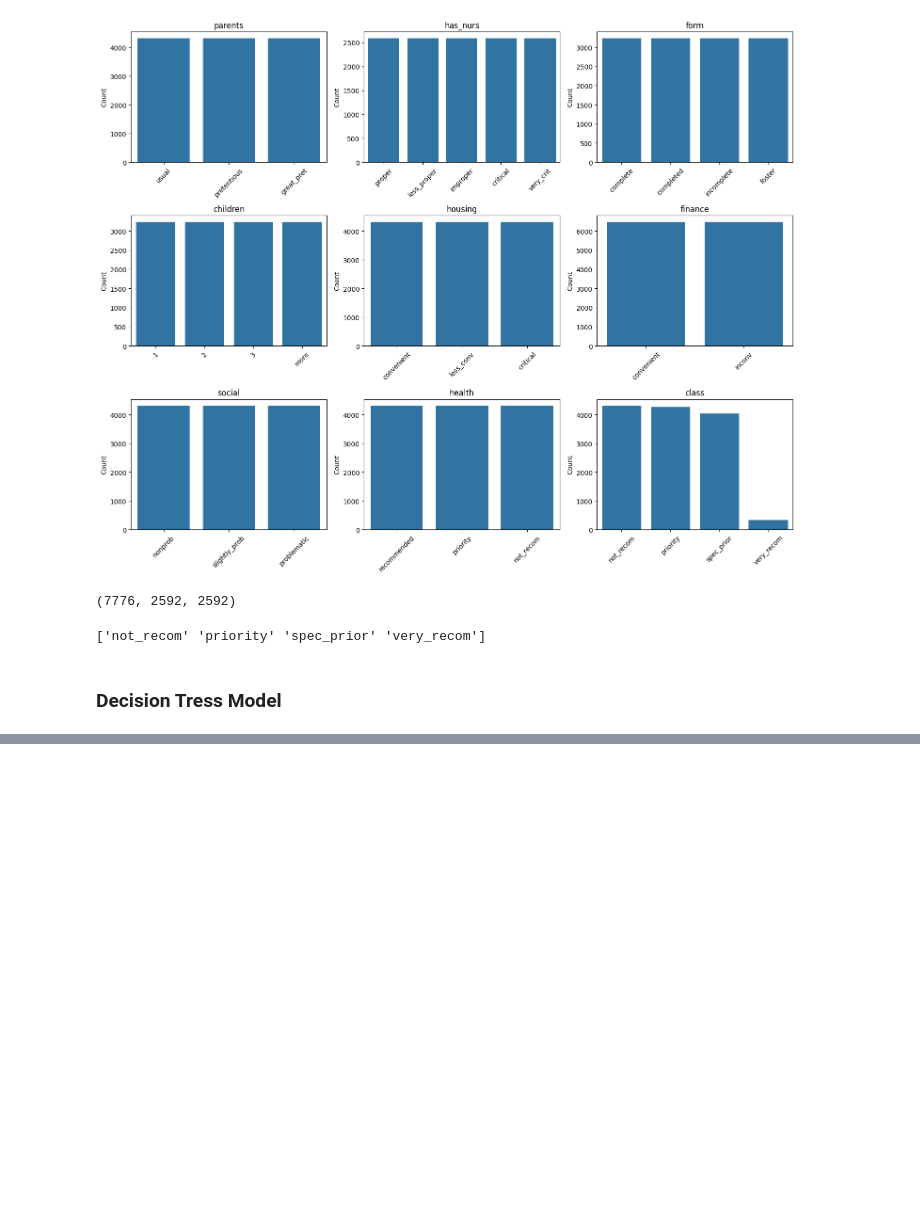
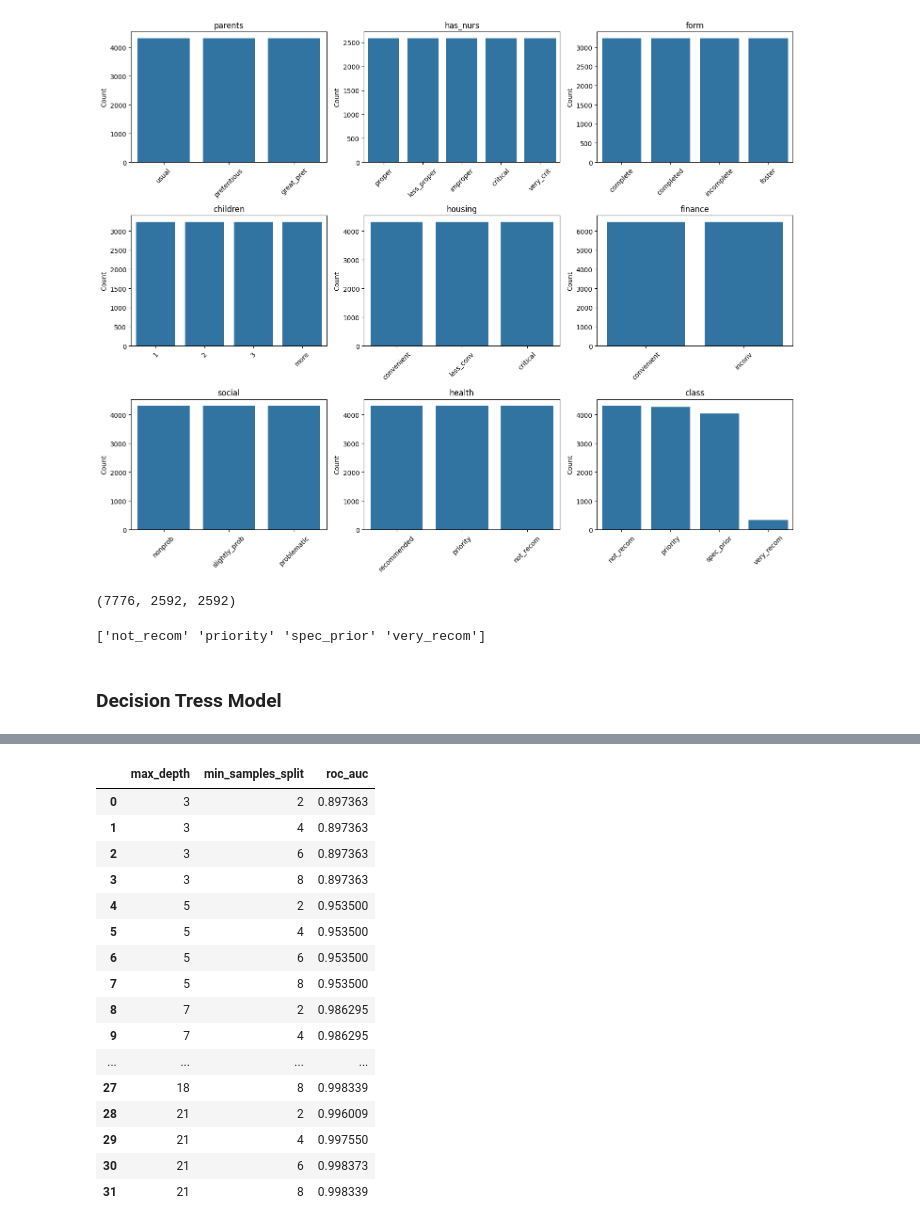
Before and after one commit to rajibulislam1/DataTalksClub, a Jupyter notebook: 2025/Midterm/dtr.ipynb, the cells around one changed output, grey strips where cells are left out. Saved outputs shown, nothing was run; the diff lists cells and outputs as text; code cells hidden in the pictures; blank space fills up the shorter version.

```diff
--- a/2025/Midterm/dtr.ipynb
+++ b/2025/Midterm/dtr.ipynb
@@ -218,0 +274,15 @@ ROC-AUC score: 0.9971196737362298
+# %%
+# min_samples_split
+scores = []
+for d in [3, 5, 7, 9, 12, 15, 18, 21]:
+    for l in range(2, 10, 2):
+        dt = DecisionTreeClassifier(max_depth=d, min_samples_split=l, random_state=11)
+        dt.fit(X_train, y_train)
+
+        y_val_proba = dt.predict_proba(X_val)
+
+        roc_auc = roc_auc_score(y_val, y_val_proba, multi_class='ovr', average='macro')
+        scores.append((d, l, roc_auc))
+
+
+    print(f"max_depth={d}, min_samples_split={l}, Validation ROC-AUC={roc_auc:.4f}")
@@ -218,0 +298,22 @@ ROC-AUC score: 0.9971196737362298
+# %%
+columns = ['max_depth', 'min_samples_split', 'roc_auc']
+df_scores_d = pd.DataFrame(scores, columns = columns)
+df_scores_d
+# %% [output]
+|  | max_depth | min_samples_split | roc_auc |
+| 0 | 3 | 2 | 0.897363 |
+| 1 | 3 | 4 | 0.897363 |
+| 2 | 3 | 6 | 0.897363 |
+| 3 | 3 | 8 | 0.897363 |
+| 4 | 5 | 2 | 0.953500 |
+| 5 | 5 | 4 | 0.953500 |
+| 6 | 5 | 6 | 0.953500 |
+| 7 | 5 | 8 | 0.953500 |
+| 8 | 7 | 2 | 0.986295 |
+| 9 | 7 | 4 | 0.986295 |
+| ... | ... | ... | ... |
+| 27 | 18 | 8 | 0.998339 |
+| 28 | 21 | 2 | 0.996009 |
+| 29 | 21 | 4 | 0.997550 |
+| 30 | 21 | 6 | 0.998373 |
+| 31 | 21 | 8 | 0.998339 |
```
Also changed, not shown: parts of 8 cells of this notebook, 2 other files.
